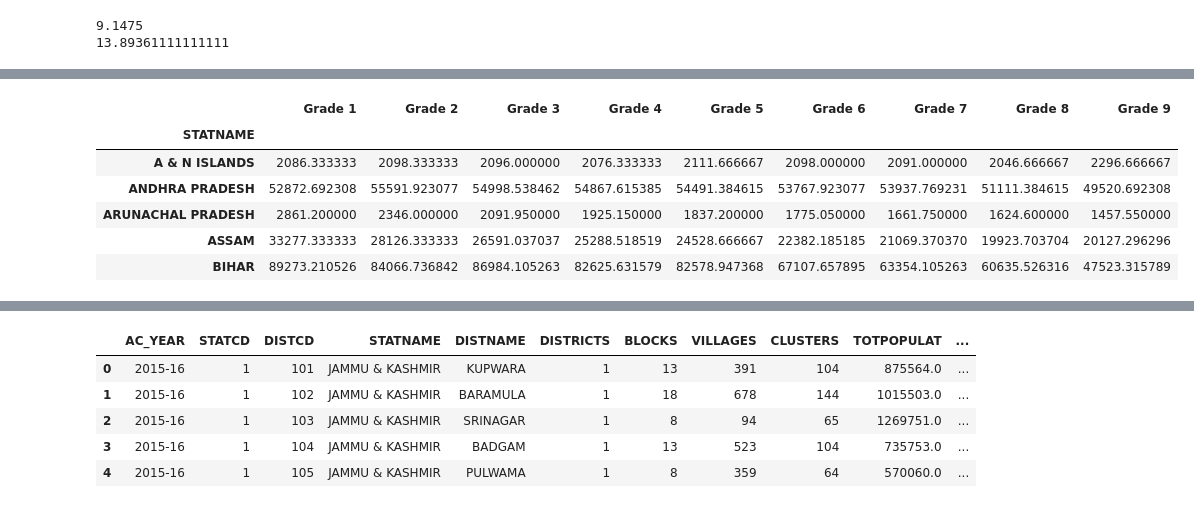
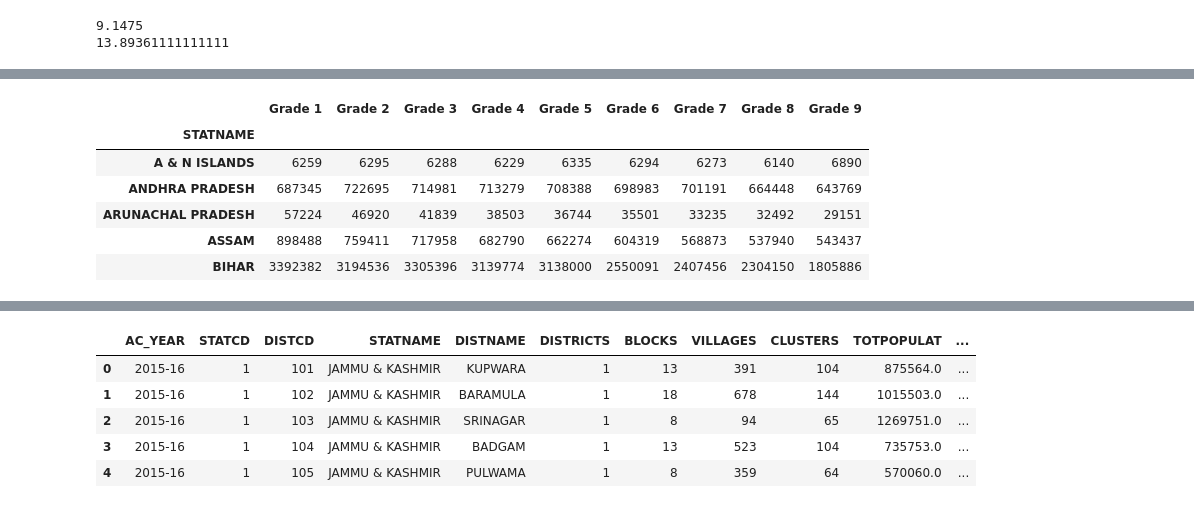
Before and after one commit to rishabh-runwal/education-india, a Jupyter notebook: Education-India.ipynb, the cells around one changed output, grey strips where cells are left out. Cells and saved outputs as stored; diff of their text form; code cells hidden in the pictures.

```diff
--- a/Education-India.ipynb
+++ b/Education-India.ipynb
@@ -131,0 +136,2 @@ MAX:  DADRA & NAGAR HAVELI
+# %%
+se.set_index('STATNAME').loc['KERALA']['TOTPOPULAT']
@@ -131,0 +140,2 @@ MAX:  DADRA & NAGAR HAVELI
+# %%
+se.set_index('STATNAME').loc['BIHAR']['TOTPOPULAT']
@@ -261,32 +356,34 @@ print(*li.mean())
 13.89361111111111
 # %%
 #Enrollment by grade
-df5=df.copy()[['STATNAME','C1_B','C2_B','C3_B','C4_B','C5_B','C6_B','C7_B','C8_B','C9_B','C1_G','C2_G','C3_G','C4_G','C5_G','C6_G','C7_G','C8_G','C9_G','TOTPOPULAT']]
+df5=se.copy()[['STATNAME','C1_B','C2_B','C3_B','C4_B','C5_B','C6_B','C7_B','C8_B','C9_B','C1_G','C2_G','C3_G','C4_G','C5_G','C6_G','C7_G','C8_G','C9_G','TOTPOPULAT']]
 df5=df5.groupby(['STATNAME']).mean()
-df6=df.copy()[['STATNAME']]
+df6=se.copy()[['STATNAME']]
 fig=go.Figure()
 df6['a']=df5[df5.columns[0]]+df5[df5.columns[0+9]]
 
 df6=df6.groupby(['STATNAME']).mean()
 
 for i in range(0,10):
     df6['Grade '+str(i+1)]=(df5[df5.columns[i]]+df5[df5.columns[i+9]])
     if i==8:
         break
 df6.drop('a', axis=1, inplace=True)
+df6.drop('TELANGANA', axis=0, inplace= True)
+
 for i in df6.columns:
     fig.add_trace(go.Bar(x=df6.index, y=df6[i],
                     name=i))
 fig.show()
 df6.head()
 # %% [output]
 [interactive output not drawn]
 |  | Grade 1 | Grade 2 | Grade 3 | Grade 4 | Grade 5 | Grade 6 | Grade 7 | Grade 8 | Grade 9 |
 | STATNAME |  |  |  |  |  |  |  |  |  |
-| A & N ISLANDS | 2086.333333 | 2098.333333 | 2096.000000 | 2076.333333 | 2111.666667 | 2098.000000 | 2091.000000 | 2046.666667 | 2296.666667 |
-| ANDHRA PRADESH | 52872.692308 | 55591.923077 | 54998.538462 | 54867.615385 | 54491.384615 | 53767.923077 | 53937.769231 | 51111.384615 | 49520.692308 |
-| ARUNACHAL PRADESH | 2861.200000 | 2346.000000 | 2091.950000 | 1925.150000 | 1837.200000 | 1775.050000 | 1661.750000 | 1624.600000 | 1457.550000 |
-| ASSAM | 33277.333333 | 28126.333333 | 26591.037037 | 25288.518519 | 24528.666667 | 22382.185185 | 21069.370370 | 19923.703704 | 20127.296296 |
-| BIHAR | 89273.210526 | 84066.736842 | 86984.105263 | 82625.631579 | 82578.947368 | 67107.657895 | 63354.105263 | 60635.526316 | 47523.315789 |
+| A & N ISLANDS | 6259 | 6295 | 6288 | 6229 | 6335 | 6294 | 6273 | 6140 | 6890 |
+| ANDHRA PRADESH | 687345 | 722695 | 714981 | 713279 | 708388 | 698983 | 701191 | 664448 | 643769 |
+| ARUNACHAL PRADESH | 57224 | 46920 | 41839 | 38503 | 36744 | 35501 | 33235 | 32492 | 29151 |
+| ASSAM | 898488 | 759411 | 717958 | 682790 | 662274 | 604319 | 568873 | 537940 | 543437 |
+| BIHAR | 3392382 | 3194536 | 3305396 | 3139774 | 3138000 | 2550091 | 2407456 | 2304150 | 1805886 |
 # %%
 #Enrollment by grade
```
Also changed, not shown: parts of 29 cells of this notebook.
